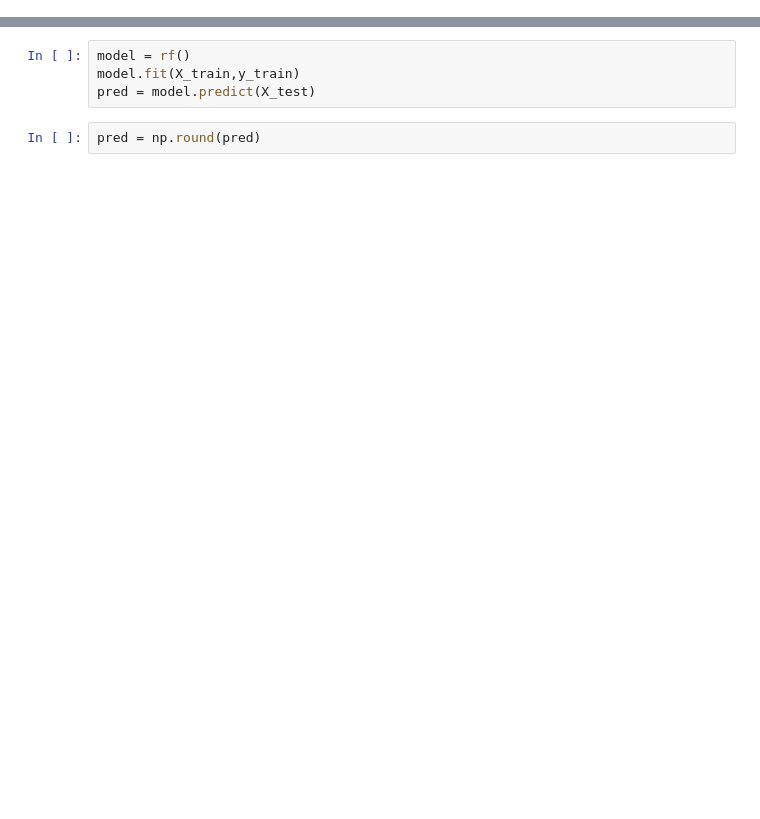
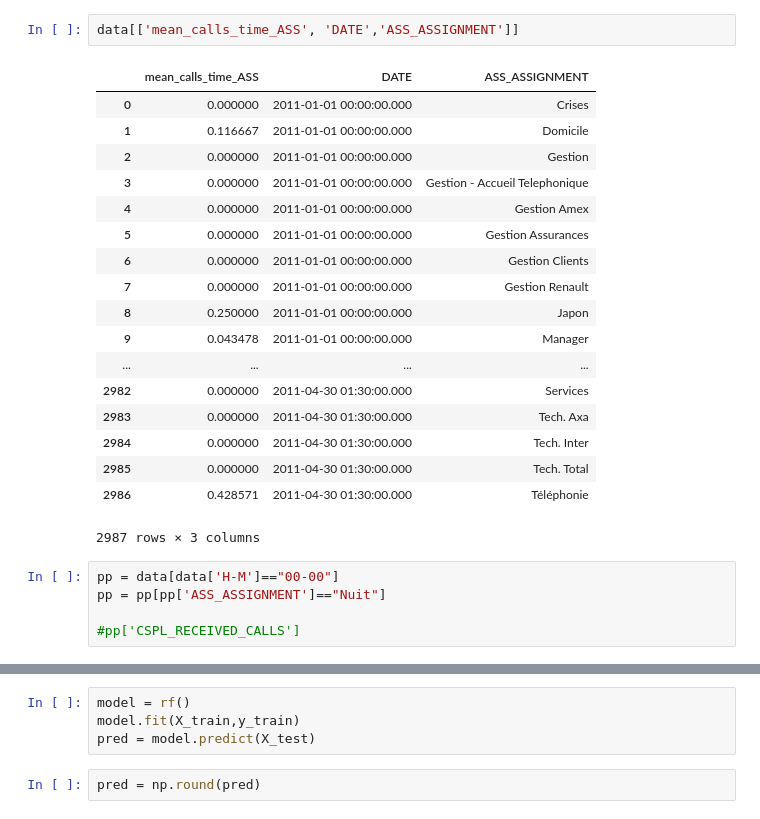
Before and after one commit to stolbiq-zz/AXA-Challenge, a Jupyter notebook: main_Irina.ipynb, the cells around one changed output, grey strips where cells are left out. Cells and saved outputs as stored; diff of their text form; blank space fills up the shorter version.

```diff
--- a/main_Irina.ipynb
+++ b/main_Irina.ipynb
@@ -11,0 +68,26 @@ data = pd.concat((data, pd.get_dummies(data['day_week'])),axis=1)
+# %%
+data[['mean_calls_time_ASS', 'DATE','ASS_ASSIGNMENT']]
+# %% [output]
+|  | mean_calls_time_ASS | DATE | ASS_ASSIGNMENT |
+| 0 | 0.000000 | 2011-01-01 00:00:00.000 | Crises |
+| 1 | 0.116667 | 2011-01-01 00:00:00.000 | Domicile |
+| 2 | 0.000000 | 2011-01-01 00:00:00.000 | Gestion |
+| 3 | 0.000000 | 2011-01-01 00:00:00.000 | Gestion - Accueil Telephonique |
+| 4 | 0.000000 | 2011-01-01 00:00:00.000 | Gestion Amex |
+| 5 | 0.000000 | 2011-01-01 00:00:00.000 | Gestion Assurances |
+| 6 | 0.000000 | 2011-01-01 00:00:00.000 | Gestion Clients |
+| 7 | 0.000000 | 2011-01-01 00:00:00.000 | Gestion Renault |
+| 8 | 0.250000 | 2011-01-01 00:00:00.000 | Japon |
+| 9 | 0.043478 | 2011-01-01 00:00:00.000 | Manager |
+| ... | ... | ... | ... |
+| 2982 | 0.000000 | 2011-04-30 01:30:00.000 | Services |
+| 2983 | 0.000000 | 2011-04-30 01:30:00.000 | Tech. Axa |
+| 2984 | 0.000000 | 2011-04-30 01:30:00.000 | Tech. Inter |
+| 2985 | 0.000000 | 2011-04-30 01:30:00.000 | Tech. Total |
+| 2986 | 0.428571 | 2011-04-30 01:30:00.000 | Téléphonie |
+2987 rows × 3 columns
+# %%
+pp = data[data['H-M']=="00-00"]
+pp = pp[pp['ASS_ASSIGNMENT']=="Nuit"]
+
+#pp['CSPL_RECEIVED_CALLS']
```
Also changed, not shown: parts of 23 cells of this notebook.
